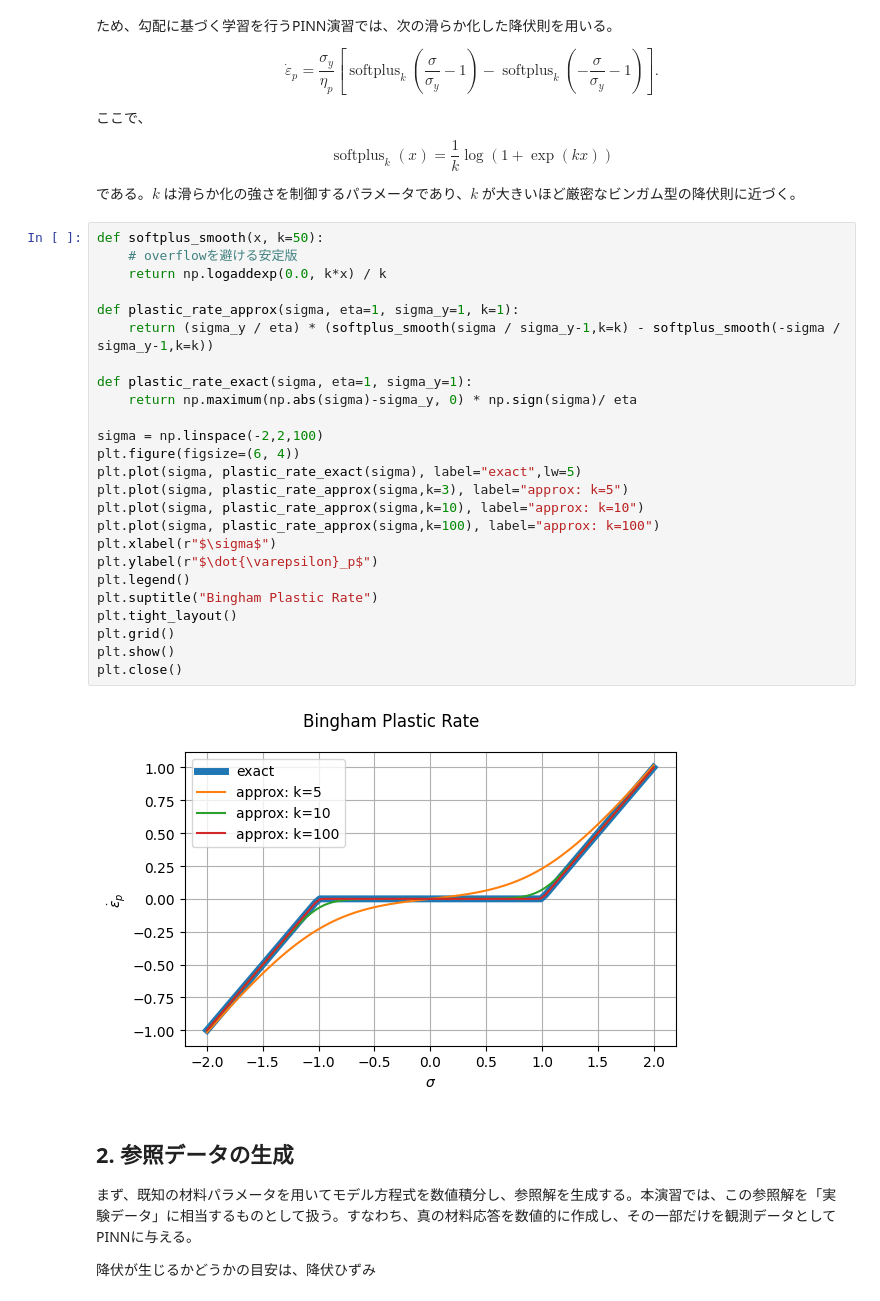
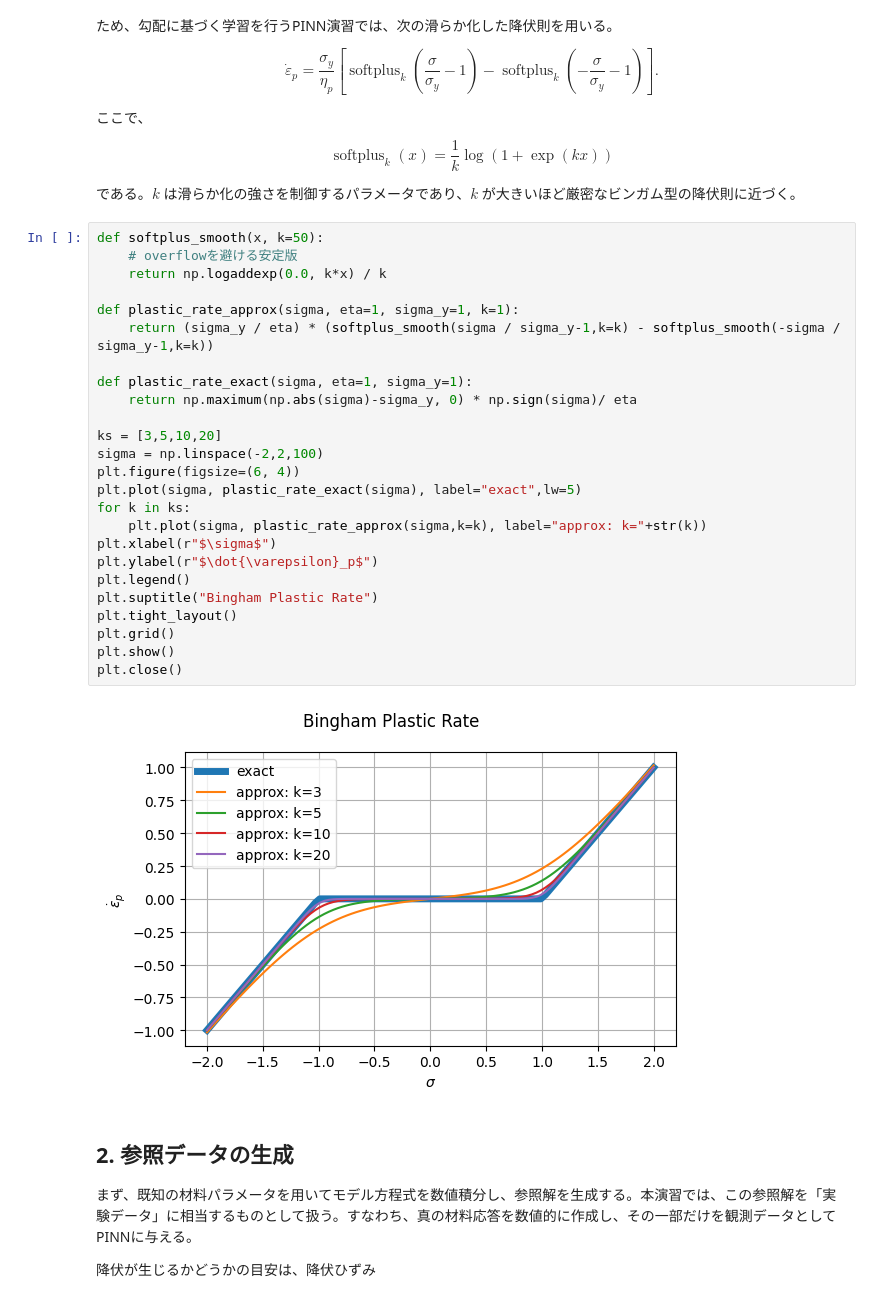
Before and after one commit to itoshin110/Lecture-of-physics-informed-neural-networks, a Jupyter notebook: pinn_elastoviscoplastic_bingham.ipynb, the cells around one changed output. Saved outputs shown, nothing was run; the diff lists cells and outputs as text.

```diff
--- a/pinn_elastoviscoplastic_bingham.ipynb
+++ b/pinn_elastoviscoplastic_bingham.ipynb
@@ -127,30 +127,30 @@ device(type='cuda')
 # %%
 def softplus_smooth(x, k=50):
     # overflowを避ける安定版
     return np.logaddexp(0.0, k*x) / k
 
 def plastic_rate_approx(sigma, eta=1, sigma_y=1, k=1):
     return (sigma_y / eta) * (softplus_smooth(sigma / sigma_y-1,k=k) - softplus_smooth(-sigma / sigma_y-1,k=k))
 
 def plastic_rate_exact(sigma, eta=1, sigma_y=1):
     return np.maximum(np.abs(sigma)-sigma_y, 0) * np.sign(sigma)/ eta
 
+ks = [3,5,10,20]
 sigma = np.linspace(-2,2,100)
 plt.figure(figsize=(6, 4))
 plt.plot(sigma, plastic_rate_exact(sigma), label="exact",lw=5)
-plt.plot(sigma, plastic_rate_approx(sigma,k=3), label="approx: k=5")
-plt.plot(sigma, plastic_rate_approx(sigma,k=10), label="approx: k=10")
-plt.plot(sigma, plastic_rate_approx(sigma,k=100), label="approx: k=100")
+for k in ks:
+    plt.plot(sigma, plastic_rate_approx(sigma,k=k), label="approx: k="+str(k))
 plt.xlabel(r"$\sigma$")
 plt.ylabel(r"$\dot{\varepsilon}_p$")
 plt.legend()
 plt.suptitle("Bingham Plastic Rate")
 plt.tight_layout()
 plt.grid()
 plt.show()
 plt.close()
 # %% [output]
-[figure, old version]
+[figure, new version]
 # %% [markdown]
 ## 2. 参照データの生成
 
```
Also changed, not shown: parts of 8 cells of this notebook.
